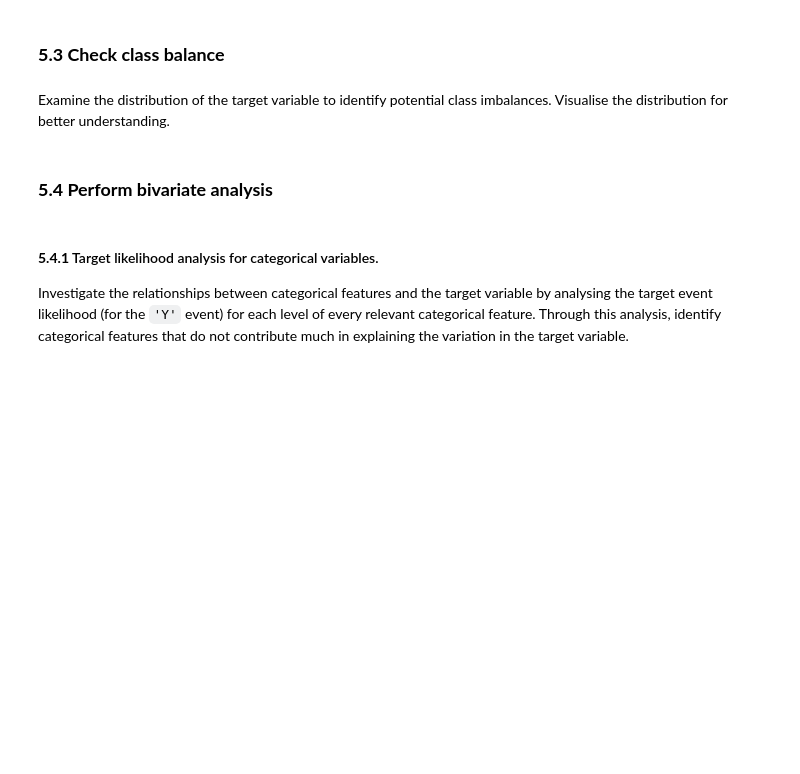
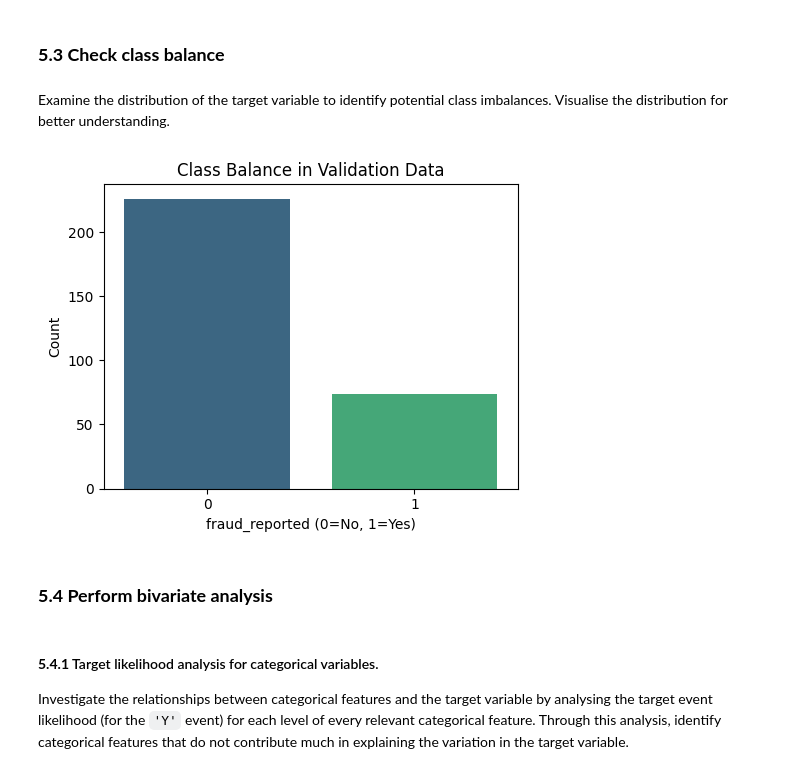
Before and after one commit to princepushparaj/UpgradMLII, a Jupyter notebook: Fraudulent_Claim_Detection_Starter.ipynb, the cells around one changed output. Saved outputs shown, nothing was run; the diff lists cells and outputs as text; code cells hidden in the pictures; blank space fills up the shorter version.

```diff
--- a/Fraudulent_Claim_Detection_Starter.ipynb
+++ b/Fraudulent_Claim_Detection_Starter.ipynb
@@ -780,3 +808,16 @@ Examine the distribution of the target variable to identify potential class imba
+# %%
+class_counts_val = y_val.value_counts()
+class_ratio_val = y_val.value_counts(normalize=True).round(3)
+# Plot a bar chart to check class balance
+plt.figure(figsize=(5,4))
+sns.barplot(x=class_counts_val.index, y=class_counts_val.values, palette="viridis")
+plt.title("Class Balance in Validation Data")
+plt.xlabel("fraud_reported (0=No, 1=Yes)")
+plt.ylabel("Count")
+plt.tight_layout()
+plt.show()
+# %% [output]
+[figure, added]
 # %% [markdown]
 ### **5.4 Perform bivariate analysis**
 # %% [markdown]
```
Also changed, not shown: parts of 9 cells of this notebook.
